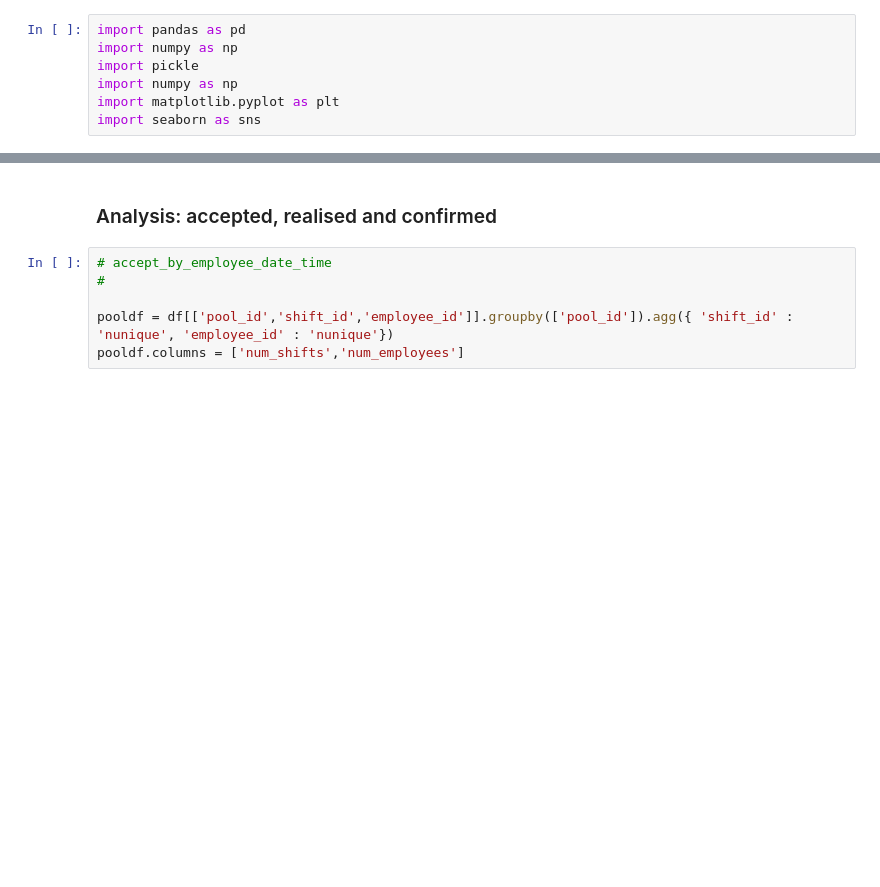
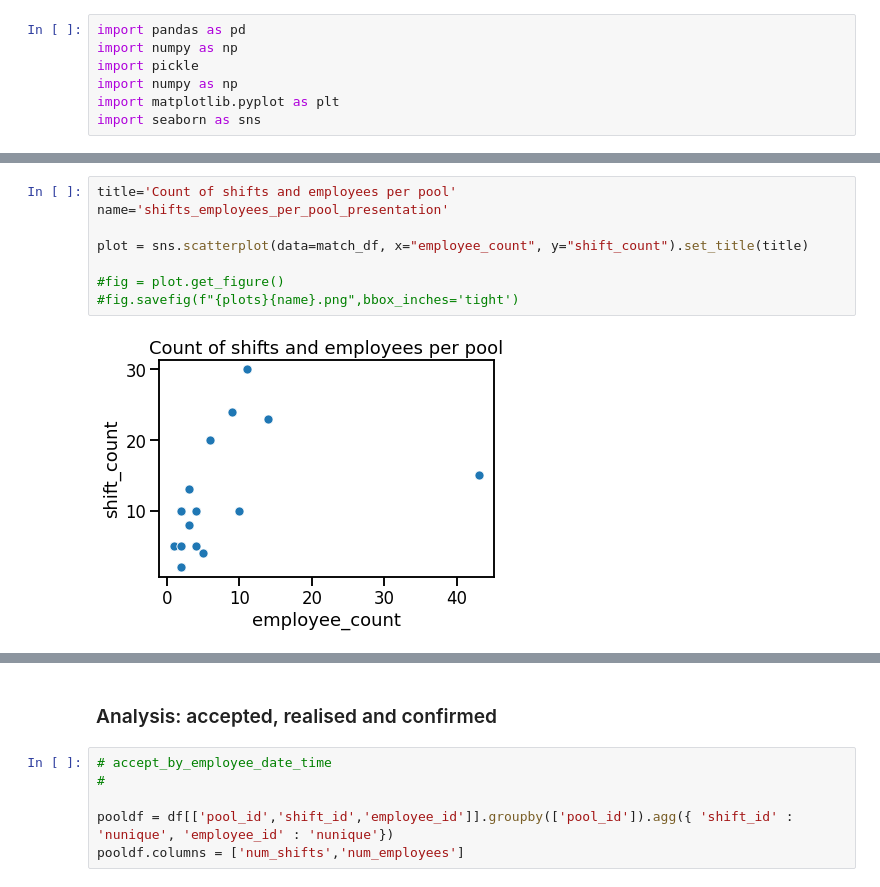
Before and after one commit to benplatten/UvA_MSc_Thesis, a Jupyter notebook: notebooks/eda/clean_eda_310622.ipynb, the cells around one changed output, grey strips where cells are left out. Saved outputs shown, nothing was run; the diff lists cells and outputs as text; blank space fills up the shorter version.

```diff
--- a/notebooks/eda/clean_eda_310622.ipynb
+++ b/notebooks/eda/clean_eda_310622.ipynb
@@ -57,0 +154,10 @@ But most are small
+# %%
+title='Count of shifts and employees per pool'
+name='shifts_employees_per_pool_presentation'
+
+plot = sns.scatterplot(data=match_df, x="employee_count", y="shift_count").set_title(title)
+
+#fig = plot.get_figure()
+#fig.savefig(f"{plots}{name}.png",bbox_inches='tight')
+# %% [output]
+[figure, added]
```
Also changed, not shown: parts of 47 cells of this notebook, 17 other files.
